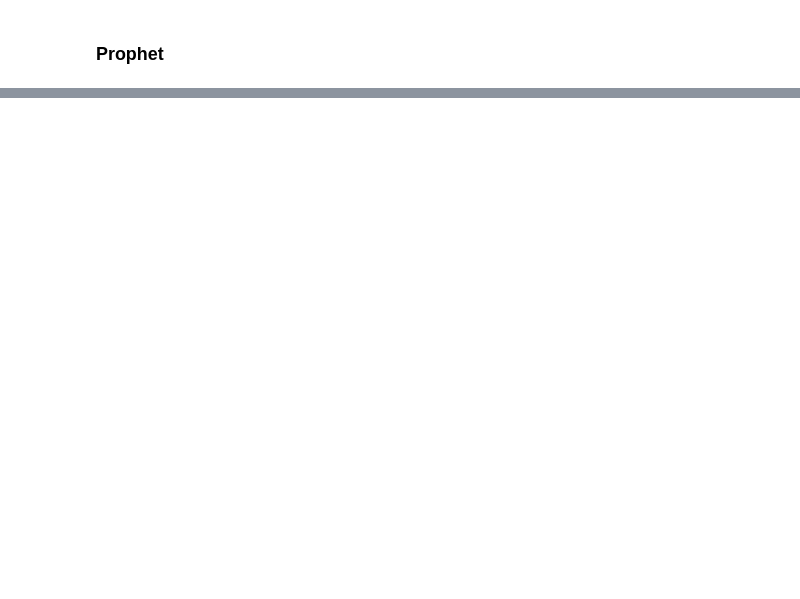
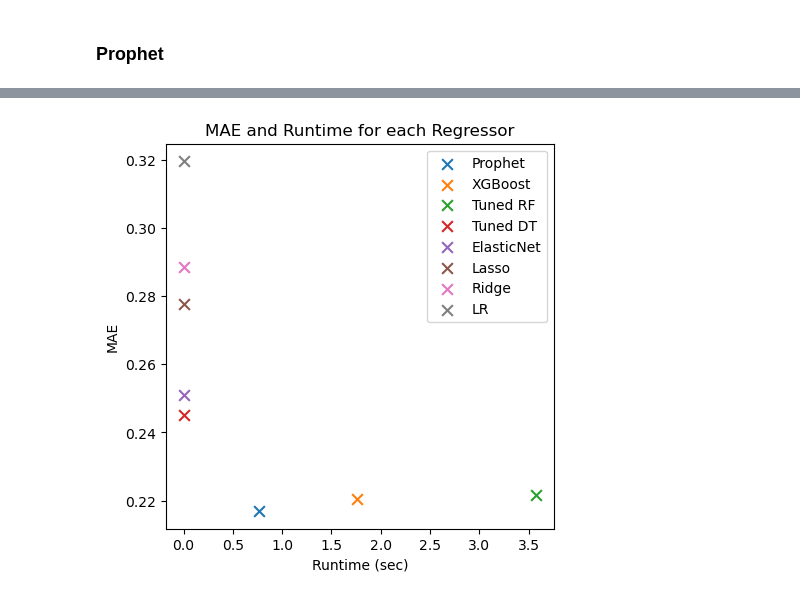
Before and after one commit to qetdr/ML-Electricity-Consumption, a Jupyter notebook: 0_CompleteNotebook.ipynb, the cells around one changed output, grey strips where cells are left out. Saved outputs shown, nothing was run; the diff lists cells and outputs as text; code cells hidden in the pictures; blank space fills up the shorter version.

Commit message:
added models and MAE-runtime plot

```diff
--- a/0_CompleteNotebook.ipynb
+++ b/0_CompleteNotebook.ipynb
@@ -563,0 +646,6 @@ sample_submission.to_csv("prophet_from_midapril.csv")
+# %%
+df_ts = df_train[['time', 'y_imp_r3']] # timeseries df
+df_prophet = df_ts[split_idx:].reset_index(drop = True) # use the split index starting from May 1, 2022
+df_prophet = df_prophet.rename(columns = {'time':'ds', 'y_imp_r3':'y'})
+df_prophet['ds'] = df_prophet['ds'].dt.tz_localize(None)
+df_prophet.head()
@@ -563,0 +659,8 @@ sample_submission.to_csv("prophet_from_midapril.csv")
+# %%
+start = time.time()
+m = Prophet(changepoint_prior_scale=0.01).fit(df_prophet)
+future = m.make_future_dataframe(periods=168, freq='H')
+fcst = m.predict(future)
+runtime = time.time() - start
+
+fig = m.plot(fcst)
@@ -563,0 +691,11 @@ sample_submission.to_csv("prophet_from_midapril.csv")
+# %%
+preds_prophet = fcst.iloc[len(train_X):len(train_X)+len(val_X)].reset_index(drop = True)['yhat']
+
+mae = mean_absolute_error(val_y, preds_prophet)
+
+print(f'MAE: {mae}')
+df_models = df_models.append({'model': 'Prophet', 'MAE': mae, 'runtime':runtime}, ignore_index = True)
+
+# Extract the predictions for test data (Kaggle)
+# predictions = fcst.iloc[-168:][['ds', 'yhat']].reset_index(drop = True)
+# predictions.head()
@@ -683,0 +712,3 @@ def hourly_consumption_hmap(grouping_var, y_var, title):
+# %%
+df_models = df_models.sort_values('MAE').reset_index(drop = True)
+df_models
@@ -683,0 +725,17 @@ def hourly_consumption_hmap(grouping_var, y_var, title):
+# %%
+plt.figure(figsize = [5, 5])
+
+for i in range(len(df_models)):
+
+    plt.scatter(df_models['runtime'][i],
+            df_models['MAE'][i],
+            label = df_models['model'][i],
+               marker = 'x',
+               s = 60)
+    plt.legend()
+plt.xlabel('Runtime (sec)')
+plt.ylabel('MAE')
+plt.title('MAE and Runtime for each Regressor')
+plt.show();
+# %% [output]
+[figure, added]
```
Also changed, not shown: parts of 61 cells of this notebook.
